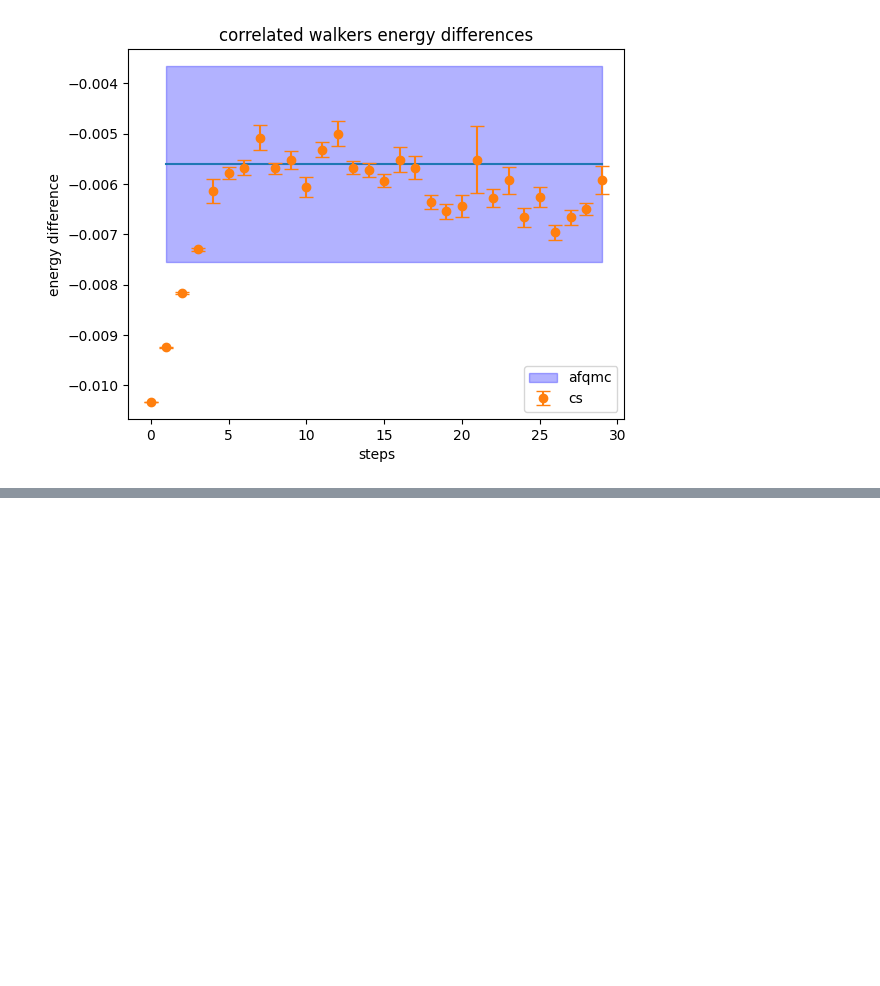
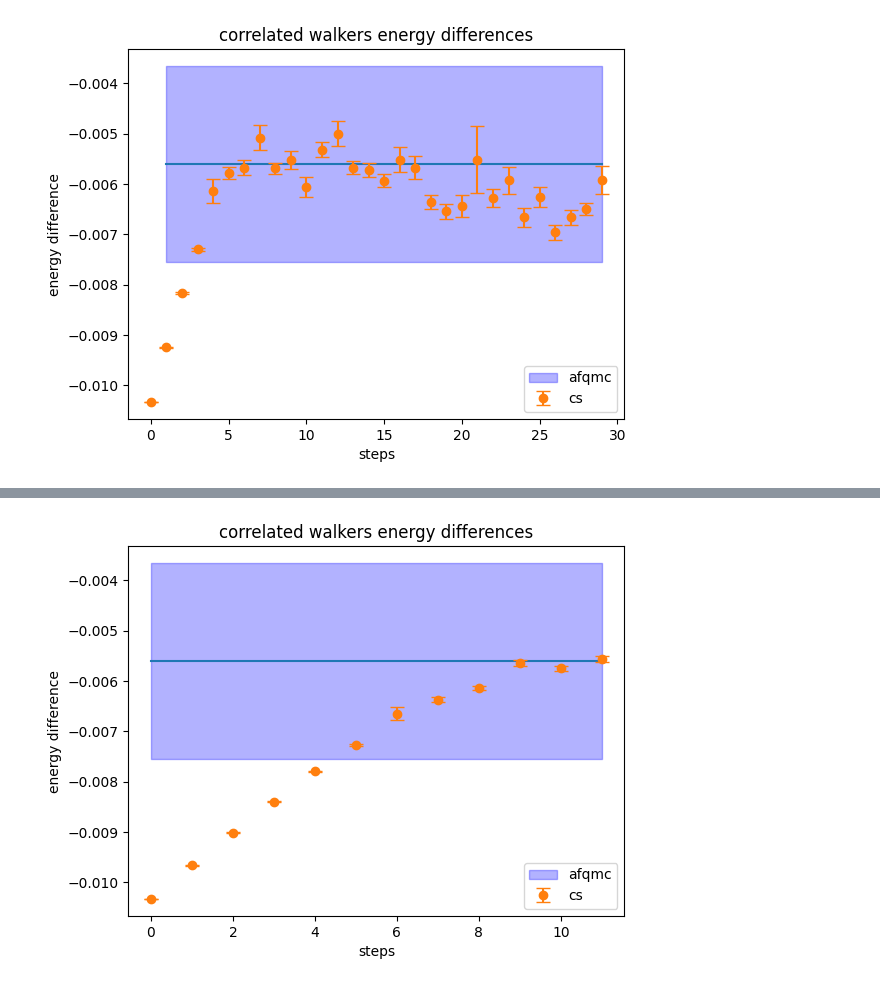
Before and after one commit to zh-yichi/cs_afqmc, a Jupyter notebook: ad_afqmc/corr_sample_test/h2/data_analysis.ipynb, the cells around one changed output, grey strips where cells are left out. Saved outputs shown, nothing was run; the diff lists cells and outputs as text; code cells hidden in the pictures; blank space fills up the shorter version.

```diff
--- a/ad_afqmc/corr_sample_test/h2/data_analysis.ipynb
+++ b/ad_afqmc/corr_sample_test/h2/data_analysis.ipynb
@@ -179,0 +240,43 @@ plt.show()
+# %%
+file_path = "w_50_400_t_3_10.out"
+en_diff_mean = []
+en_diff_mean_idx = 5
+en_diff_mean_err = []
+en_diff_mean_err_idx = 6
+
+
+with open(file_path, "r") as file:
+    for line in file:
+        if line.strip() and not line.startswith("#"):
+            columns = line.split()
+            if len(columns) > en_diff_mean_idx:
+                en_diff_mean.append(columns[en_diff_mean_idx])
+            if len(columns) > en_diff_mean_err_idx:
+                en_diff_mean_err.append(columns[en_diff_mean_err_idx])
+
+en_diff_mean = np.array(en_diff_mean,dtype='float32')
+en_diff_mean_err = np.array(en_diff_mean_err,dtype='float32')
+
+n_walker_pp = 40
+nproc = 10
+n_run = 200
+
+prop_steps = np.arange(len(en_diff_mean))
+
+afqmc_en_diff = -0.005606581337333716
+afqmc_en_diff_err = 0.0019502384765517759
+x_steps = np.linspace(0,max(prop_steps),100)
+afqmc_en = np.array([afqmc_en_diff]*len(x_steps))
+afqmc_lw = afqmc_en-afqmc_en_diff_err
+afqmc_up = afqmc_en+afqmc_en_diff_err
+plt.plot(x_steps,afqmc_en)
+plt.fill_between(x_steps, afqmc_lw, afqmc_up, color='blue', alpha=0.3, label='afqmc')
+
+plt.errorbar(prop_steps,en_diff_mean,yerr=en_diff_mean_err, fmt='o', capsize=5,label='cs')
+plt.xlabel('steps')
+plt.ylabel('energy difference')
+plt.title('correlated walkers energy differences')
+plt.legend()
+plt.show()
+# %% [output]
+[figure, added]
```
Also changed, not shown: parts of 8 cells of this notebook, 47 other files.
